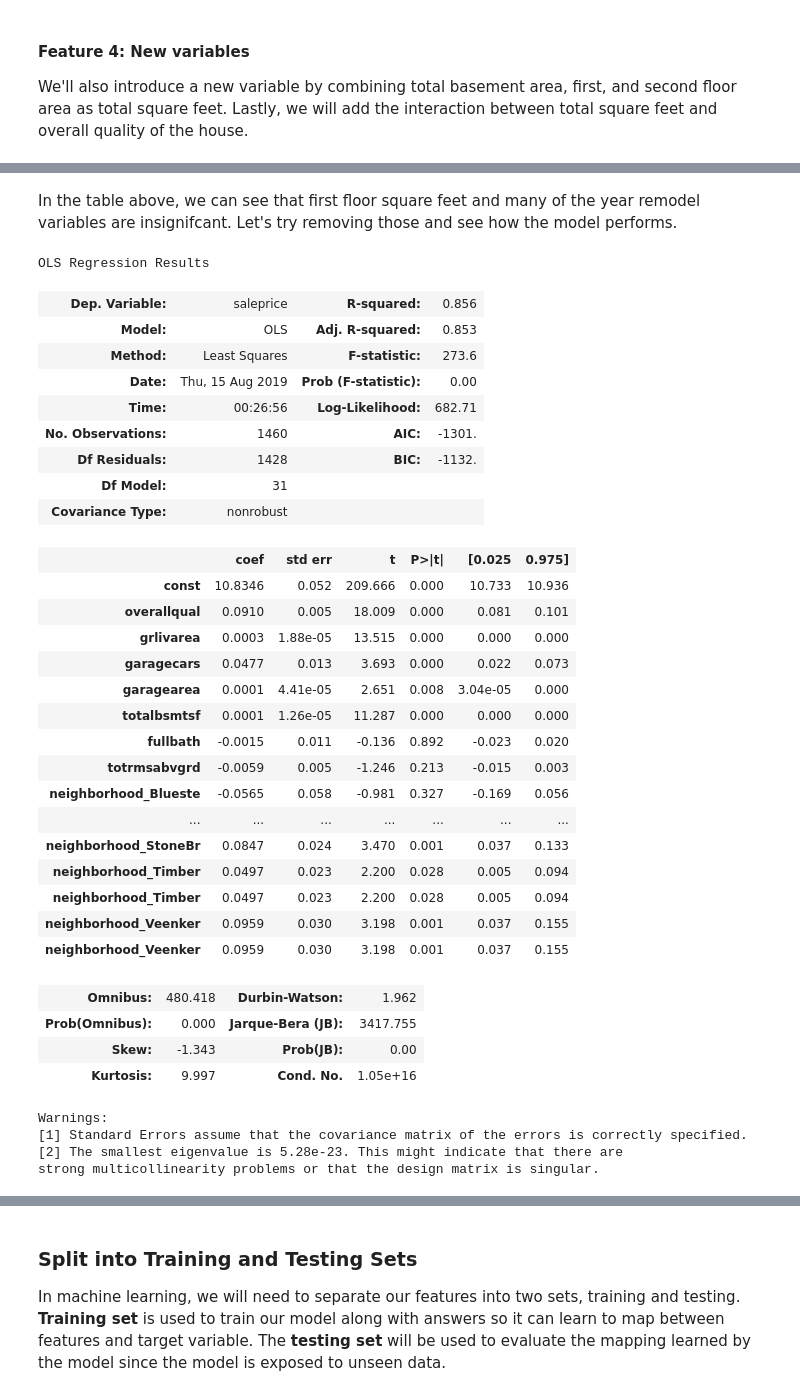
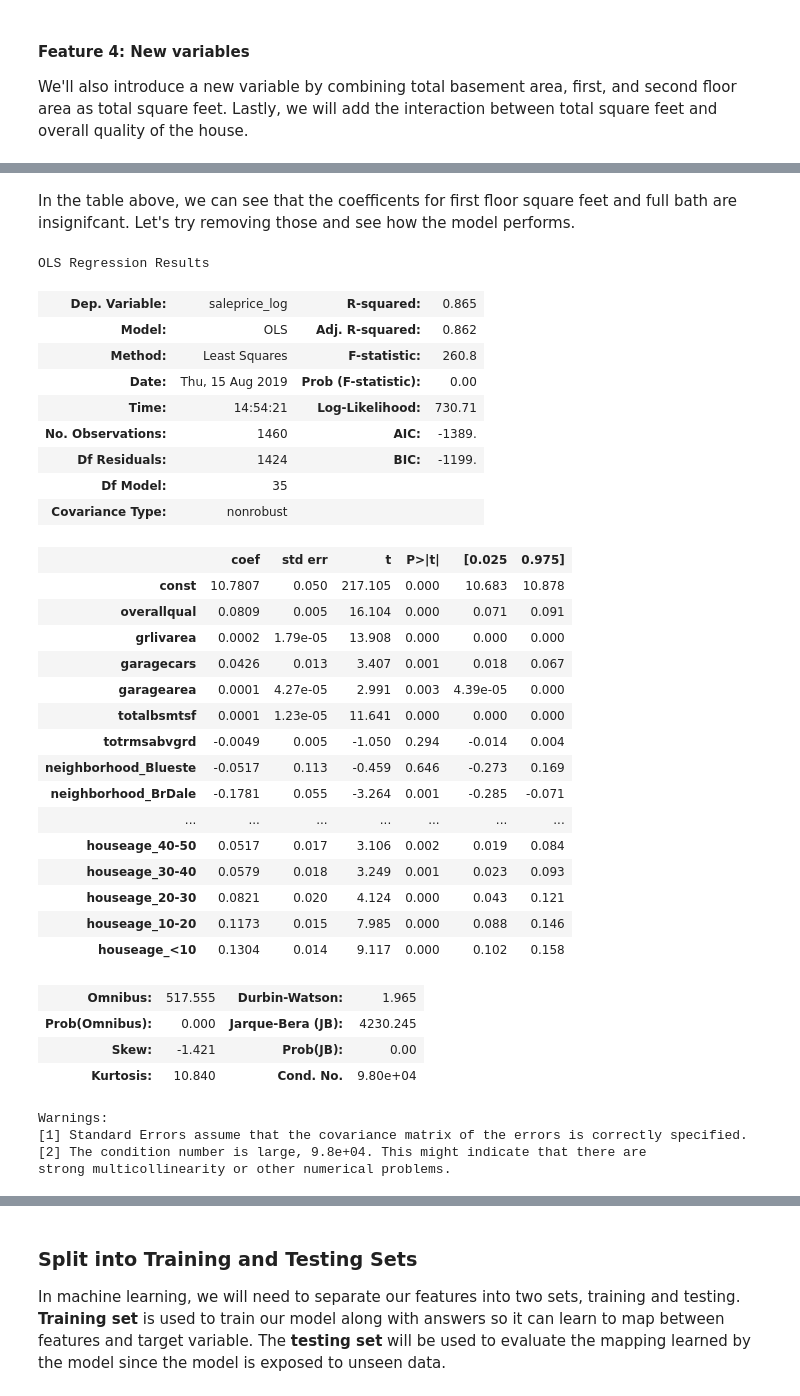
Before and after one commit to tsaw8/Thinkful_Project, a Jupyter notebook: Module 19: Supervised learning: solving regression problems/8. Challenge House prices model .ipynb, the cells around one changed output, grey strips where cells are left out. Cells and saved outputs as stored; diff of their text form; code cells hidden in the pictures.

Commit message:
Edited model

```diff
--- a/Module 19: Supervised learning: solving regression problems/8. Challenge House prices model .ipynb
+++ b/Module 19: Supervised learning: solving regression problems/8. Challenge House prices model .ipynb
@@ -618,7 +548,10 @@ One would expect houses in ares that are highly rated for in safety, near good s
 # %% [markdown]
 Before plotting year built, we will create house age groups.
 # %%
+# Create new house age groups
+
 df2['yearremodadd'] = pd.to_numeric(df['yearremodadd'])
 df2['saleprice'] = pd.to_numeric(df['saleprice'])
-#df2.yearbuilt.describe()
-df2.saleprice.describe()
+
+df2['houseage'] = pd.cut(df2['yearremodadd'],6,labels=['50+','40-50', '30-40','20-30',
+                                                      '10-20','<10'])
@@ -684,15 +602,17 @@ The variables look relatively independent to each other. We can look at these va
 We will be introducing the following categorical variables to the model: neighborhood and year remodel added.
 # %%
 df2 = pd.concat([df2,pd.get_dummies(df2.neighborhood, prefix="neighborhood", drop_first=True)], axis=1)
-df2 = pd.concat([df2,pd.get_dummies(df2.yearremodadd, prefix="yearremodadd", drop_first=True)], axis=1)
+df2 = pd.concat([df2,pd.get_dummies(df2.houseage, prefix="houseage", drop_first=True)], axis=1)
 
 
 dummy_column_names = list(pd.get_dummies(df2.neighborhood, prefix="neighborhood", drop_first=True).columns)
-dummy_column_names = dummy_column_names + list(pd.get_dummies(df2.yearremodadd, prefix="yearremodadd", drop_first=True).columns)
+dummy_column_names = dummy_column_names + list(pd.get_dummies(df2.houseage, prefix="houseage", drop_first=True).columns)
 # %% [markdown]
 #### Feature 3: Log transformation
 
 To increase the fit of our model, we will perform log transformation on sale price since it is highly skewed to the right.
+# %%
+df2['saleprice_log'] = np.log1p(df2['saleprice'])
 # %% [markdown]
 #### Feature 4: New variables
 
@@ -754,51 +678,49 @@ Warnings:
 strong multicollinearity or other numerical problems.
 # %% [markdown]
-In the table above, we can see that first floor square feet and many of the year remodel variables are insignifcant. Let's try removing those and see how the model performs.
+In the table above, we can see that the coefficents for first floor square feet and full bath are insignifcant. Let's try removing those and see how the model performs.
 # %%
-df2 = pd.concat([df2,pd.get_dummies(df2.neighborhood, prefix="neighborhood", drop_first=True)], axis=1)
-dummy_column_names = list(pd.get_dummies(df2.neighborhood, prefix="neighborhood", drop_first=True).columns)
 # Y is the target variable
-Y = np.log1p(df['saleprice'])
+Y = df2['saleprice_log']
 # X is the feature set
-X = df2[['overallqual','grlivarea','garagecars','garagearea','totalbsmtsf','fullbath','totrmsabvgrd'] + dummy_column_names]
+X = df2[['overallqual','grlivarea','garagecars','garagearea','totalbsmtsf','totrmsabvgrd'] + dummy_column_names]
 
 X = sm.add_constant(X)
 
 results = sm.OLS(Y, X).fit()
 
 results.summary()
 # %% [output]
 OLS Regression Results
-| Dep. Variable: | saleprice | R-squared: | 0.856 |
-| Model: | OLS | Adj. R-squared: | 0.853 |
-| Method: | Least Squares | F-statistic: | 273.6 |
+| Dep. Variable: | saleprice_log | R-squared: | 0.865 |
+| Model: | OLS | Adj. R-squared: | 0.862 |
+| Method: | Least Squares | F-statistic: | 260.8 |
 | Date: | Thu, 15 Aug 2019 | Prob (F-statistic): | 0.00 |
-| Time: | 00:26:56 | Log-Likelihood: | 682.71 |
-| No. Observations: | 1460 | AIC: | -1301. |
-| Df Residuals: | 1428 | BIC: | -1132. |
-| Df Model: | 31 |  |  |
+| Time: | 14:54:21 | Log-Likelihood: | 730.71 |
+| No. Observations: | 1460 | AIC: | -1389. |
+| Df Residuals: | 1424 | BIC: | -1199. |
+| Df Model: | 35 |  |  |
 | Covariance Type: | nonrobust |  |  |
 |  | coef | std err | t | P>|t| | [0.025 | 0.975] |
-| const | 10.8346 | 0.052 | 209.666 | 0.000 | 10.733 | 10.936 |
-| overallqual | 0.0910 | 0.005 | 18.009 | 0.000 | 0.081 | 0.101 |
-| grlivarea | 0.0003 | 1.88e-05 | 13.515 | 0.000 | 0.000 | 0.000 |
-| garagecars | 0.0477 | 0.013 | 3.693 | 0.000 | 0.022 | 0.073 |
-| garagearea | 0.0001 | 4.41e-05 | 2.651 | 0.008 | 3.04e-05 | 0.000 |
-| totalbsmtsf | 0.0001 | 1.26e-05 | 11.287 | 0.000 | 0.000 | 0.000 |
-| fullbath | -0.0015 | 0.011 | -0.136 | 0.892 | -0.023 | 0.020 |
-| totrmsabvgrd | -0.0059 | 0.005 | -1.246 | 0.213 | -0.015 | 0.003 |
-| neighborhood_Blueste | -0.0565 | 0.058 | -0.981 | 0.327 | -0.169 | 0.056 |
+| const | 10.7807 | 0.050 | 217.105 | 0.000 | 10.683 | 10.878 |
+| overallqual | 0.0809 | 0.005 | 16.104 | 0.000 | 0.071 | 0.091 |
+| grlivarea | 0.0002 | 1.79e-05 | 13.908 | 0.000 | 0.000 | 0.000 |
+| garagecars | 0.0426 | 0.013 | 3.407 | 0.001 | 0.018 | 0.067 |
+| garagearea | 0.0001 | 4.27e-05 | 2.991 | 0.003 | 4.39e-05 | 0.000 |
+| totalbsmtsf | 0.0001 | 1.23e-05 | 11.641 | 0.000 | 0.000 | 0.000 |
+| totrmsabvgrd | -0.0049 | 0.005 | -1.050 | 0.294 | -0.014 | 0.004 |
+| neighborhood_Blueste | -0.0517 | 0.113 | -0.459 | 0.646 | -0.273 | 0.169 |
+| neighborhood_BrDale | -0.1781 | 0.055 | -3.264 | 0.001 | -0.285 | -0.071 |
 | ... | ... | ... | ... | ... | ... | ... |
-| neighborhood_StoneBr | 0.0847 | 0.024 | 3.470 | 0.001 | 0.037 | 0.133 |
-| neighborhood_Timber | 0.0497 | 0.023 | 2.200 | 0.028 | 0.005 | 0.094 |
-| neighborhood_Timber | 0.0497 | 0.023 | 2.200 | 0.028 | 0.005 | 0.094 |
-| neighborhood_Veenker | 0.0959 | 0.030 | 3.198 | 0.001 | 0.037 | 0.155 |
-| neighborhood_Veenker | 0.0959 | 0.030 | 3.198 | 0.001 | 0.037 | 0.155 |
+| houseage_40-50 | 0.0517 | 0.017 | 3.106 | 0.002 | 0.019 | 0.084 |
+| houseage_30-40 | 0.0579 | 0.018 | 3.249 | 0.001 | 0.023 | 0.093 |
+| houseage_20-30 | 0.0821 | 0.020 | 4.124 | 0.000 | 0.043 | 0.121 |
+| houseage_10-20 | 0.1173 | 0.015 | 7.985 | 0.000 | 0.088 | 0.146 |
+| houseage_<10 | 0.1304 | 0.014 | 9.117 | 0.000 | 0.102 | 0.158 |
-| Omnibus: | 480.418 | Durbin-Watson: | 1.962 |
-| Prob(Omnibus): | 0.000 | Jarque-Bera (JB): | 3417.755 |
-| Skew: | -1.343 | Prob(JB): | 0.00 |
-| Kurtosis: | 9.997 | Cond. No. | 1.05e+16 |
+| Omnibus: | 517.555 | Durbin-Watson: | 1.965 |
+| Prob(Omnibus): | 0.000 | Jarque-Bera (JB): | 4230.245 |
+| Skew: | -1.421 | Prob(JB): | 0.00 |
+| Kurtosis: | 10.840 | Cond. No. | 9.80e+04 |
 Warnings:
 [1] Standard Errors assume that the covariance matrix of the errors is correctly specified.
-[2] The smallest eigenvalue is 5.28e-23. This might indicate that there are
-strong multicollinearity problems or that the design matrix is singular.
+[2] The condition number is large, 9.8e+04. This might indicate that there are
+strong multicollinearity or other numerical problems.
```
Also changed, not shown: parts of 48 cells of this notebook, 3 other files.
